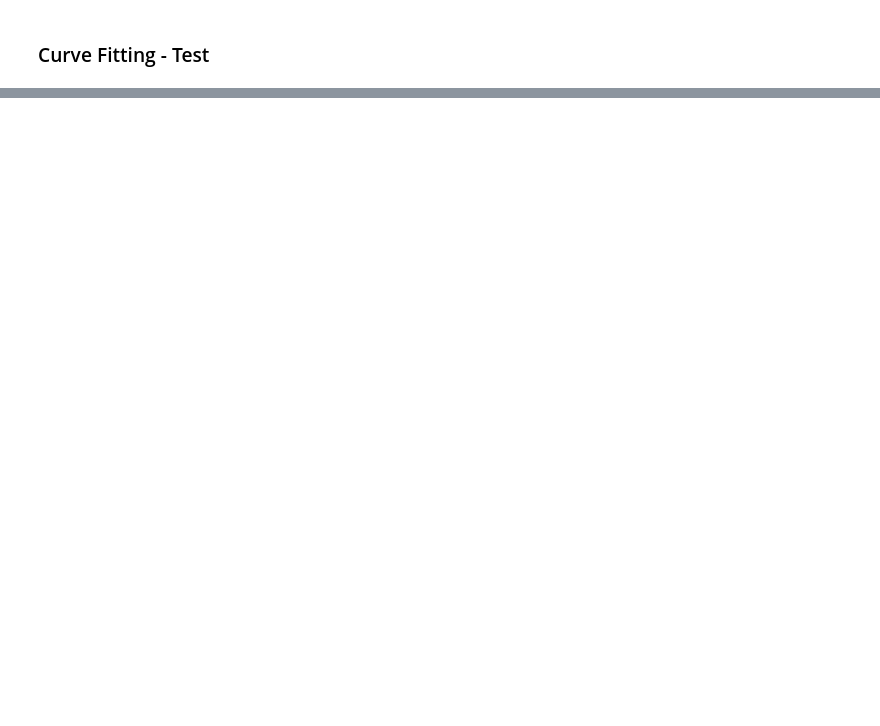
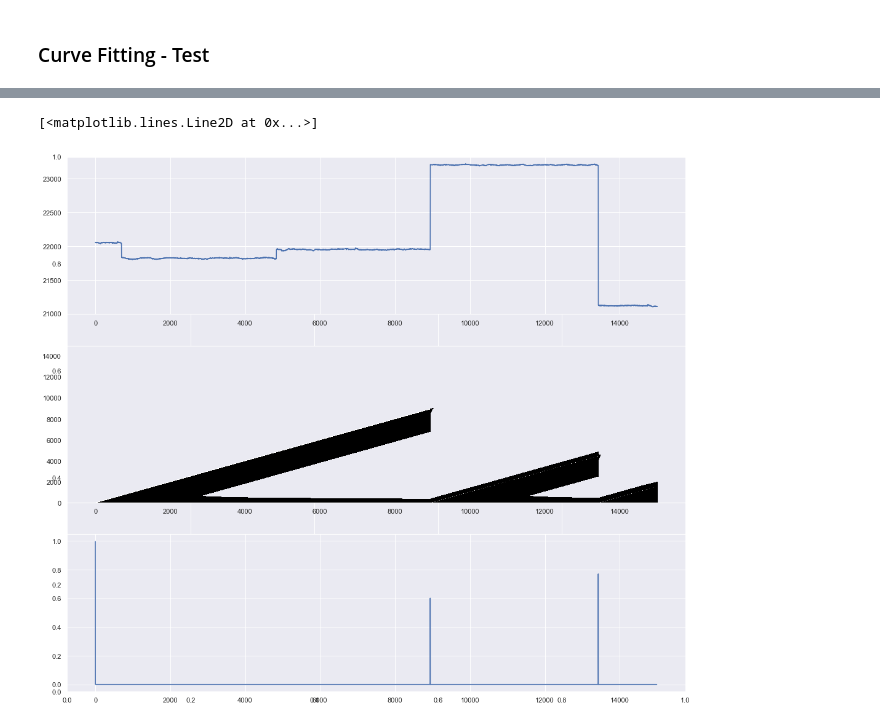
Before and after one commit to mtctr/kepler, a Jupyter notebook: time-series-analysis.ipynb, the cells around one changed output, grey strips where cells are left out. Drawn from its saved outputs; the diff is of its cells as text; code cells hidden in the pictures; blank space fills up the shorter version.

```diff
--- a/time-series-analysis.ipynb
+++ b/time-series-analysis.ipynb
@@ -71,0 +61,21 @@ plt.show()
+# %%
+data = np.array(df_time_flux.MEDIAN.iloc[5000:20000])
+# %%
+R, maxes = oncd.online_changepoint_detection(data, partial(oncd.constant_hazard, 250), oncd.StudentT(0.1, .01, 1, 0))
+# %%
+import matplotlib.cm as cm
+fig, ax = plt.subplots(figsize=[18, 16])
+ax = fig.add_subplot(3, 1, 1)
+ax.plot(data)
+ax = fig.add_subplot(3, 1, 2, sharex=ax)
+sparsity = 5  # only plot every fifth data for faster display
+ax.pcolor(np.array(range(0, len(R[:,0]), sparsity)),
+          np.array(range(0, len(R[:,0]), sparsity)),
+          -np.log(R[0:-1:sparsity, 0:-1:sparsity]),
+          cmap=cm.Greys, vmin=0, vmax=30)
+ax = fig.add_subplot(3, 1, 3, sharex=ax)
+Nw=10;
+ax.plot(R[Nw,Nw:-1])
+# %% [output]
+[<matplotlib.lines.Line2D at 0x...>]
+[figure, added]
```
Also changed, not shown: parts of 9 cells of this notebook.
